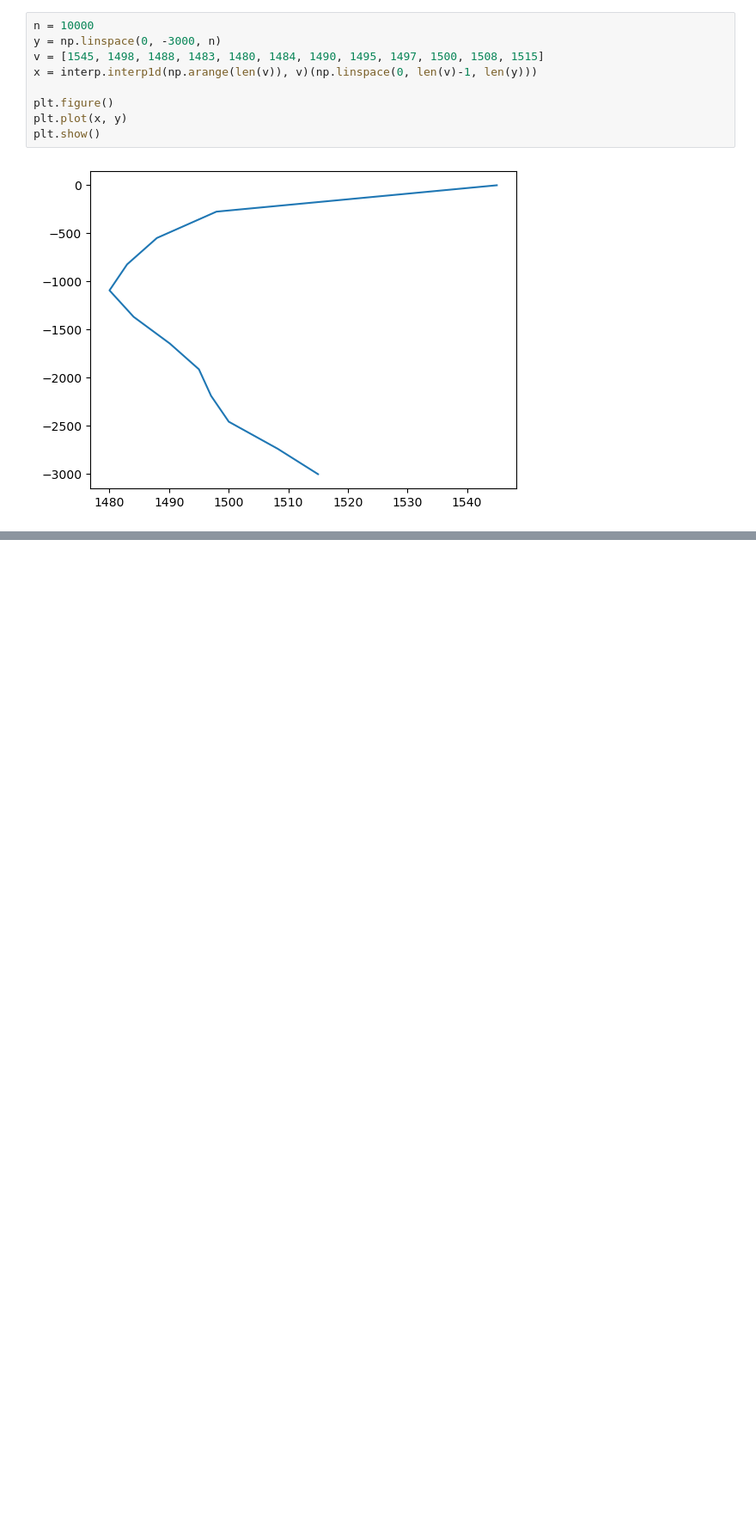
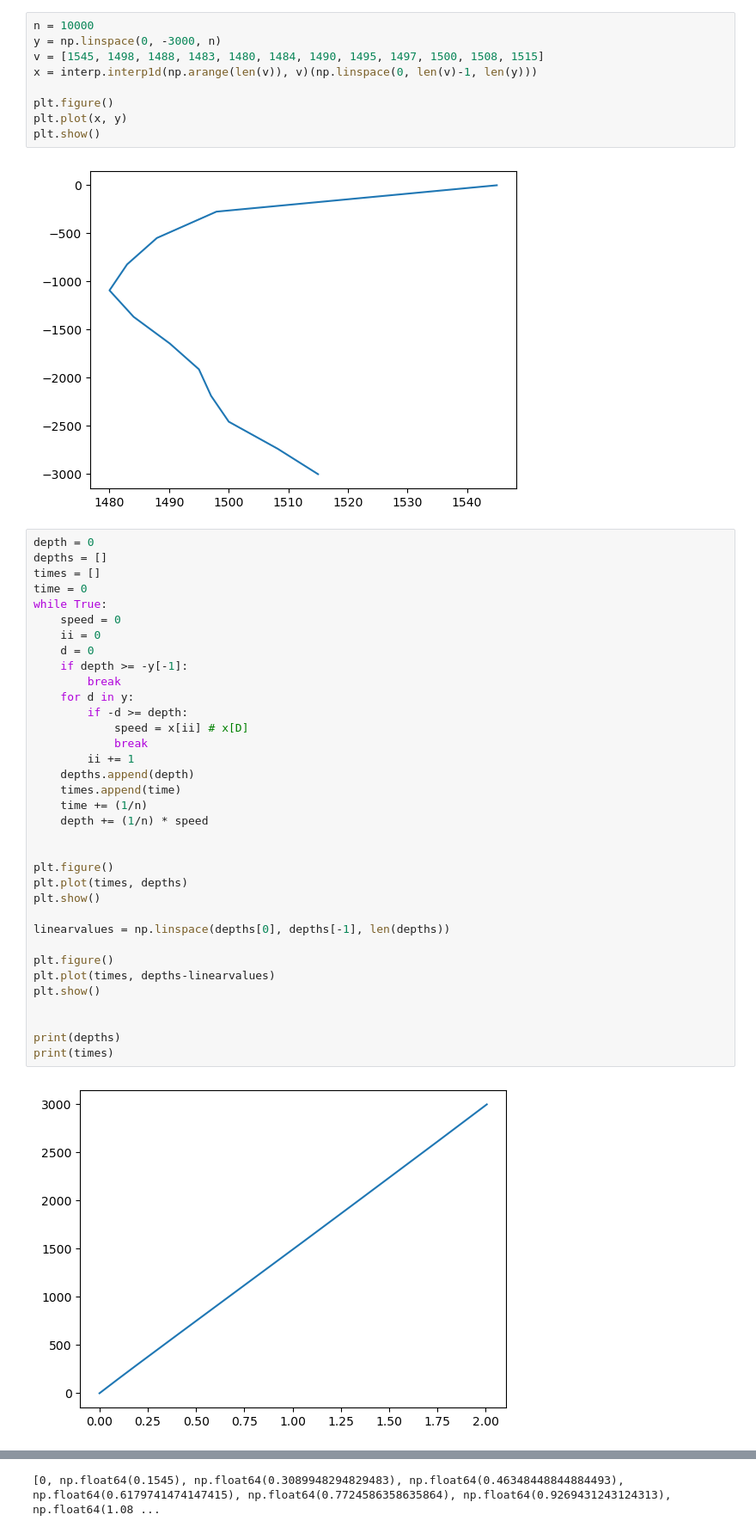
Before and after one commit to RedOrbweaver/UnderWaterAcousticsLib, a Jupyter notebook: Notebooks/notes.ipynb, the cells around one changed output, grey strips where cells are left out. Shown at 86% size. Drawn from its saved outputs; the diff is of its cells as text; blank space fills up the shorter version.

```diff
--- a/Notebooks/notes.ipynb
+++ b/Notebooks/notes.ipynb
@@ -13,3 +14,40 @@ plt.plot(x, y)
 plt.show()
 # %% [output]
 [figure]
+# %%
+depth = 0
+depths = []
+times = []
+time = 0
+while True:
+    speed = 0
+    ii = 0
+    d = 0
+    if depth >= -y[-1]:
+        break
+    for d in y:
+        if -d >= depth:
+            speed = x[ii] # x[D]
+            break
+        ii += 1
+    depths.append(depth)
+    times.append(time)
+    time += (1/n)
+    depth += (1/n) * speed
+
+
+plt.figure()
+plt.plot(times, depths)
+plt.show()
+
+linearvalues = np.linspace(depths[0], depths[-1], len(depths))
+
+plt.figure()
+plt.plot(times, depths-linearvalues)
+plt.show()
+
+
+print(depths)
+print(times)
+# %% [output]
+[figure, added]
@@ -15,0 +55 @@ plt.show()
+[0, np.float64(0.1545), np.float64(0.3089948294829483), np.float64(0.46348448844884493), np.float64(0.6179741474147415), np.float64(0.7724586358635864), np.float64(0.9269431243124313), np.float64(1.08 ...
```
Also changed, not shown: parts of 3 cells of this notebook.
